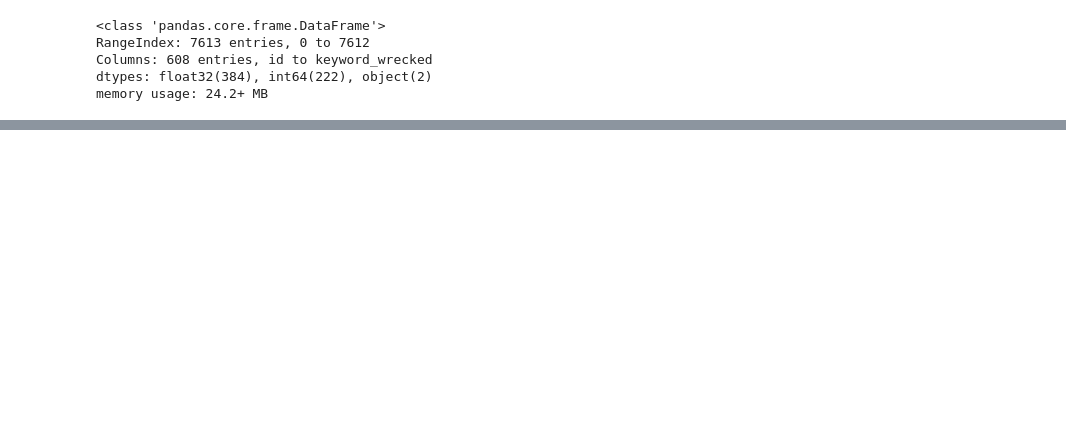
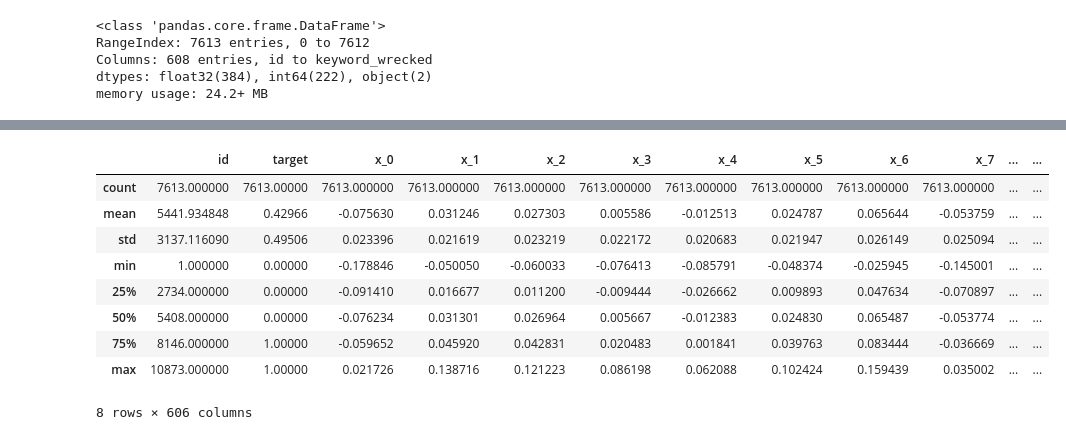
Before and after one commit to celienbonhomme/ml_project, a Jupyter notebook: src/EDA.ipynb, the cells around one changed output, grey strips where cells are left out. Saved outputs shown, nothing was run; the diff lists cells and outputs as text; code cells hidden in the pictures; blank space fills up the shorter version.

```diff
--- a/src/EDA.ipynb
+++ b/src/EDA.ipynb
@@ -96,0 +69,4 @@ data_dummy.head(5)
+# %%
+dummy_variables = pd.get_dummies(data['keyword'], drop_first=True, prefix='keyword')
+dummy_variables = dummy_variables.astype(int)
+dummy_variables
@@ -97 +87,4 @@ data_dummy.head(5)
+# %%
+data = pd.concat([data, dummy_variables], axis=1)
+data = data.drop('keyword', axis=1)
 # %%
@@ -141,0 +114,13 @@ milky way (-7.1280388, 52.7448393)
+# %%
+data.describe()
+# %% [output]
+|  | id | target | x_0 | x_1 | x_2 | x_3 | x_4 | x_5 | x_6 | x_7 | ... | ... |
+| count | 7613.000000 | 7613.00000 | 7613.000000 | 7613.000000 | 7613.000000 | 7613.000000 | 7613.000000 | 7613.000000 | 7613.000000 | 7613.000000 | ... | ... |
+| mean | 5441.934848 | 0.42966 | -0.075630 | 0.031246 | 0.027303 | 0.005586 | -0.012513 | 0.024787 | 0.065644 | -0.053759 | ... | ... |
+| std | 3137.116090 | 0.49506 | 0.023396 | 0.021619 | 0.023219 | 0.022172 | 0.020683 | 0.021947 | 0.026149 | 0.025094 | ... | ... |
+| min | 1.000000 | 0.00000 | -0.178846 | -0.050050 | -0.060033 | -0.076413 | -0.085791 | -0.048374 | -0.025945 | -0.145001 | ... | ... |
+| 25% | 2734.000000 | 0.00000 | -0.091410 | 0.016677 | 0.011200 | -0.009444 | -0.026662 | 0.009893 | 0.047634 | -0.070897 | ... | ... |
+| 50% | 5408.000000 | 0.00000 | -0.076234 | 0.031301 | 0.026964 | 0.005667 | -0.012383 | 0.024830 | 0.065487 | -0.053774 | ... | ... |
+| 75% | 8146.000000 | 1.00000 | -0.059652 | 0.045920 | 0.042831 | 0.020483 | 0.001841 | 0.039763 | 0.083444 | -0.036669 | ... | ... |
+| max | 10873.000000 | 1.00000 | 0.021726 | 0.138716 | 0.121223 | 0.086198 | 0.062088 | 0.102424 | 0.159439 | 0.035002 | ... | ... |
+8 rows × 606 columns
```
Also changed, not shown: parts of 24 cells of this notebook, 1 other file.
